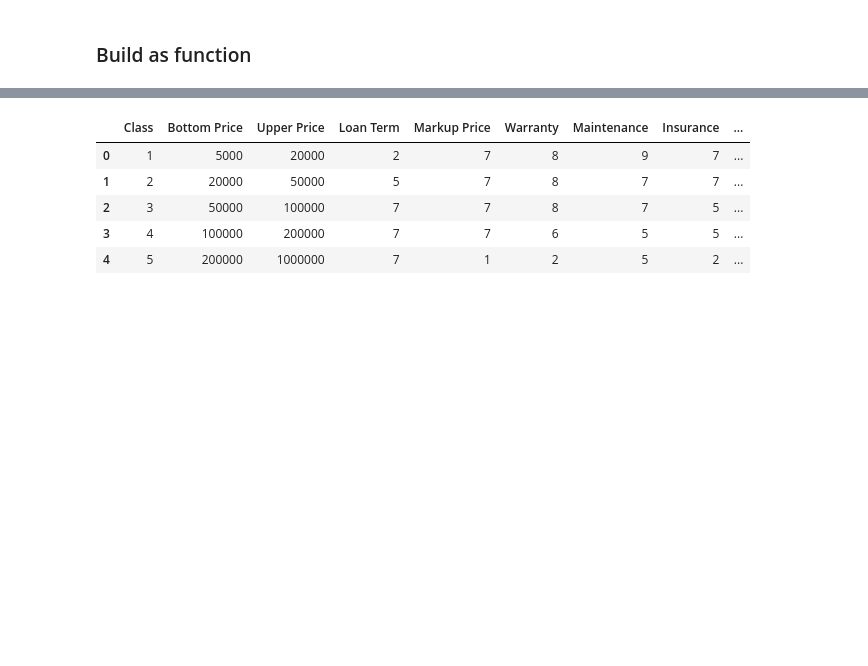
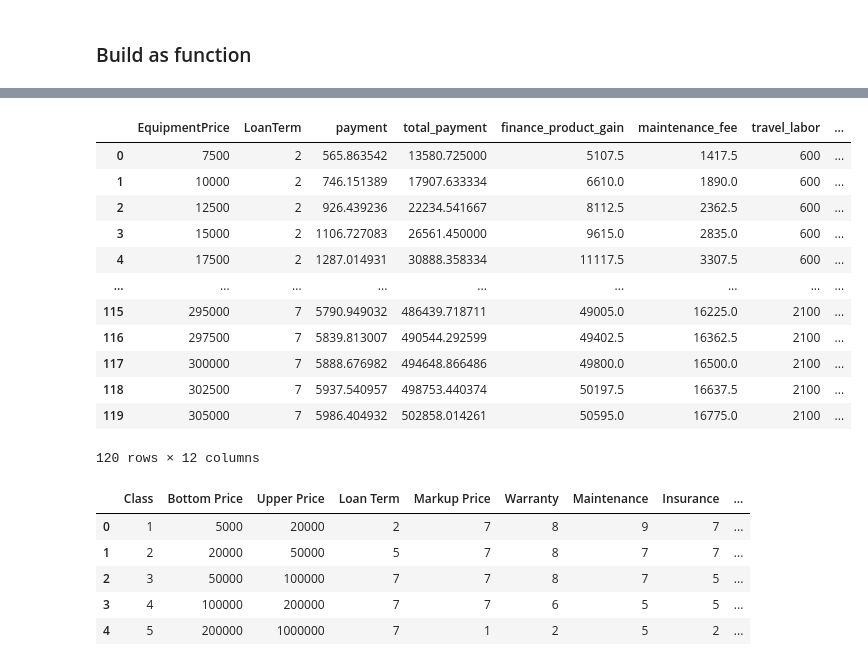
Before and after one commit to Gaia-Dental-Studio/new_pricing_calculator, a Jupyter notebook: param_optimization.ipynb, the cells around one changed output, grey strips where cells are left out. Cells and saved outputs as stored; diff of their text form; code cells hidden in the pictures; blank space fills up the shorter version.

```diff
--- a/param_optimization.ipynb
+++ b/param_optimization.ipynb
@@ -815,11 +829,11 @@ def run_random_sim():
 
     for i in range(120):
 
-        clinic.markup_percentage = params[i]['Markup Price'] / 10
-        clinic.warranty_rate = params[i]['Warranty'] / 10
-        clinic.maintenance_ratio = params[i]['Maintenance'] / 10
-        clinic.insurance_rate = params[i]['Insurance'] / 10
-        clinic.business_con_rate = params[i]['Business Con'] / 10
+        clinic.markup_percentage = params[i]['Markup Price'] / 100
+        clinic.warranty_rate = params[i]['Warranty'] / 100
+        clinic.maintenance_ratio = params[i]['Maintenance'] / 100
+        clinic.insurance_rate = params[i]['Insurance'] / 100
+        clinic.business_con_rate = params[i]['Business Con'] / 100
 
         # clinic.markup_percentage = 0
         # clinic.warranty_rate = 0
@@ -828,15 +842,16 @@ def run_random_sim():
         # clinic.business_con_rate = 0
 
 
-        warranty = 1
+        warranty = 1 if df['EquipmentPrice'][i] <= 75000 else 2
         terminal_rate = 0.1
 
         # print(clinic.warranty_rate, clinic.maintenance_ratio, clinic.insurance_rate, clinic.business_con_rate)
 
+        extra_warranty = 2 if df['EquipmentPrice'][i] <= 75000 else 1
 
-        results = clinic.getMonthlyPayment(df['EquipmentPrice'][i], df['LoanTerm'][i],warranty,terminal_rate)
+
+        results = clinic.getMonthlyPayment(EquipmentPrice=df['EquipmentPrice'][i], LoanTerm=df['LoanTerm'][i],warranty_yrs=warranty, extra_warranty=extra_warranty, insurance='Yes')
         list.append(results['monthlyPayment'])
-
 
 
         total_payment.append(results['monthlyPayment'] * (df['LoanTerm'][i]*12))
@@ -979,0 +1009,7 @@ print(num_infeasible_too_high)
+# %%
+# the extreme case
+best_avg_gain = top_results[0][0]
+best_df = top_results[0][1]
+best_config = top_results[0][2]
+
+top_results[0][2]
@@ -980,3 +1023,19 @@ print(num_infeasible_too_high)
+# %%
+best_df
+# %% [output]
+|  | EquipmentPrice | LoanTerm | payment | total_payment | finance_product_gain | maintenance_fee | travel_labor | ... |
+| 0 | 7500 | 2 | 565.863542 | 13580.725000 | 5107.5 | 1417.5 | 600 | ... |
+| 1 | 10000 | 2 | 746.151389 | 17907.633334 | 6610.0 | 1890.0 | 600 | ... |
+| 2 | 12500 | 2 | 926.439236 | 22234.541667 | 8112.5 | 2362.5 | 600 | ... |
+| 3 | 15000 | 2 | 1106.727083 | 26561.450000 | 9615.0 | 2835.0 | 600 | ... |
+| 4 | 17500 | 2 | 1287.014931 | 30888.358334 | 11117.5 | 3307.5 | 600 | ... |
+| ... | ... | ... | ... | ... | ... | ... | ... | ... |
+| 115 | 295000 | 7 | 5790.949032 | 486439.718711 | 49005.0 | 16225.0 | 2100 | ... |
+| 116 | 297500 | 7 | 5839.813007 | 490544.292599 | 49402.5 | 16362.5 | 2100 | ... |
+| 117 | 300000 | 7 | 5888.676982 | 494648.866486 | 49800.0 | 16500.0 | 2100 | ... |
+| 118 | 302500 | 7 | 5937.540957 | 498753.440374 | 50197.5 | 16637.5 | 2100 | ... |
+| 119 | 305000 | 7 | 5986.404932 | 502858.014261 | 50595.0 | 16775.0 | 2100 | ... |
+120 rows × 12 columns
 # %%
 # Access the second best result
 best_avg_gain = top_results[0][0]
```
Also changed, not shown: parts of 23 cells of this notebook, 11 other files.
